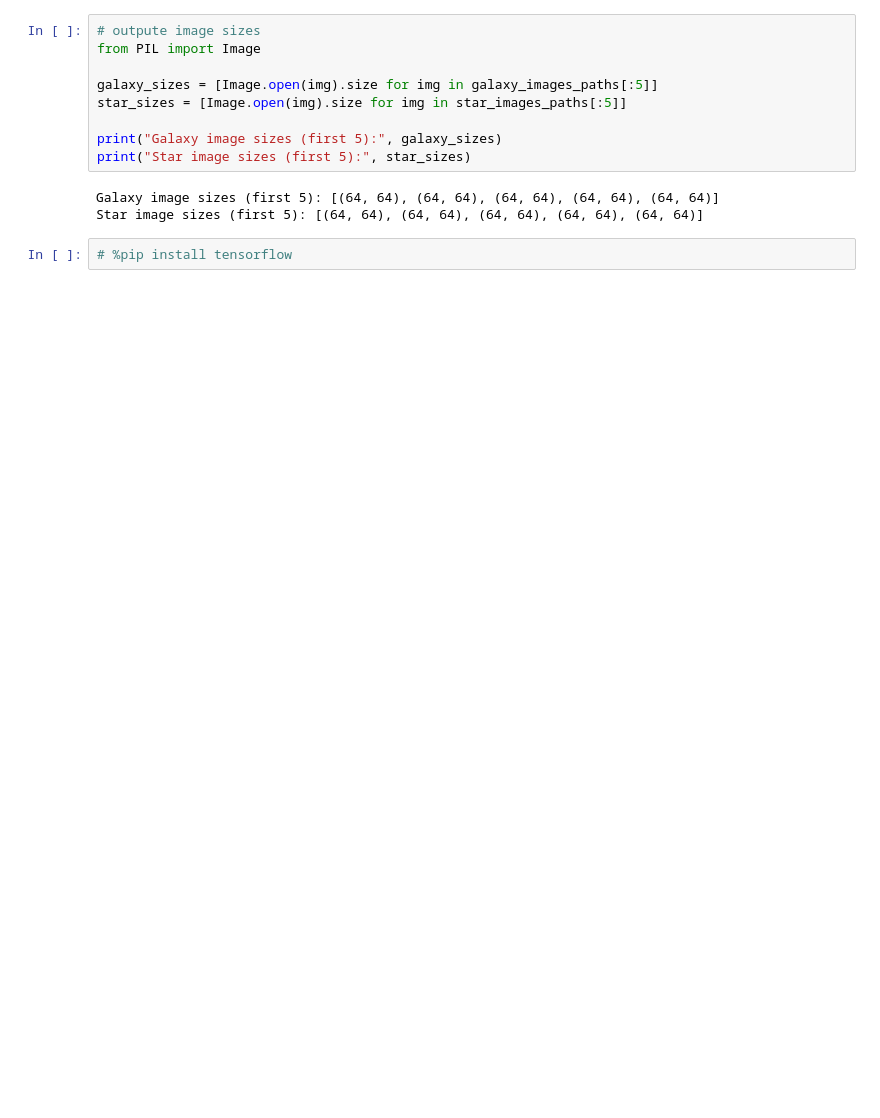
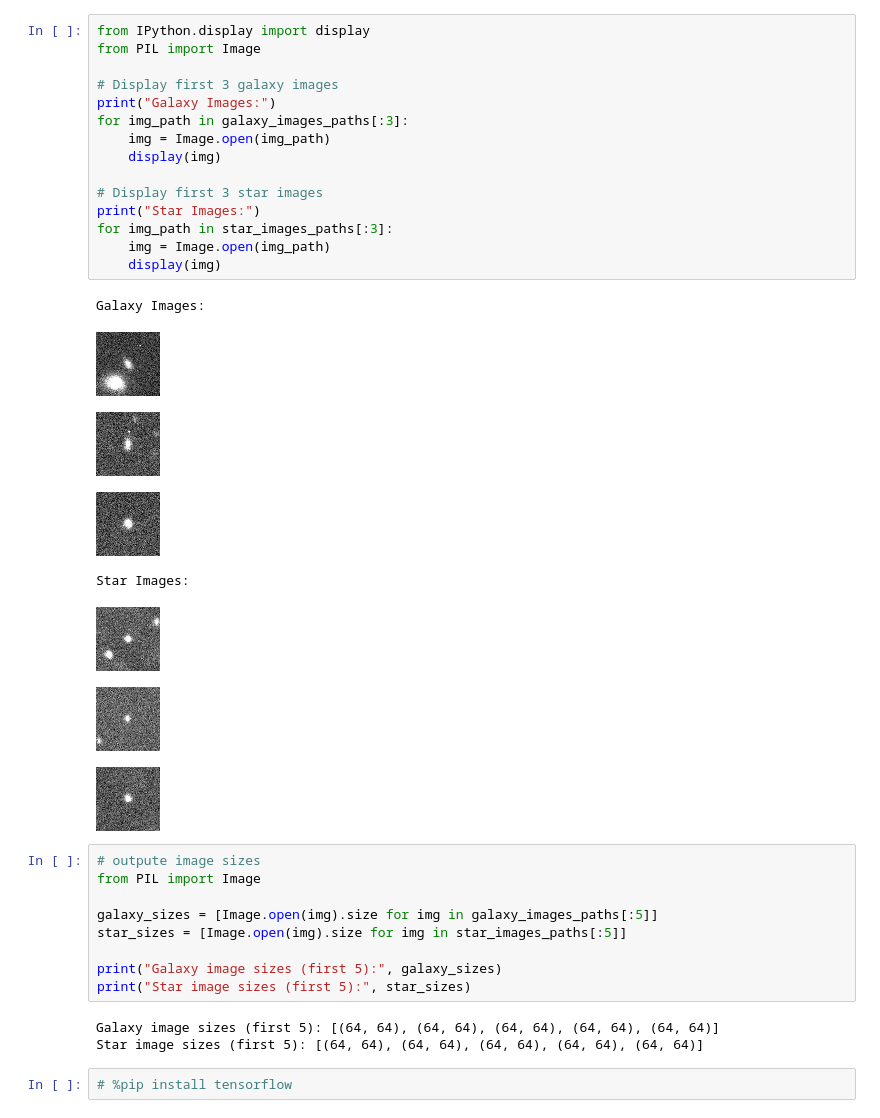
Before and after one commit to Tzepes/star-galaxy-classification, a Jupyter notebook: feature_extraction.ipynb, the cells around one changed output. Drawn from its saved outputs; the diff is of its cells as text; blank space fills up the shorter version.

Commit message:
added image processing code

```diff
--- a/feature_extraction.ipynb
+++ b/feature_extraction.ipynb
@@ -50,3 +52,27 @@ Number of star images: 3044
+# %%
+from IPython.display import display
+from PIL import Image
+
+# Display first 3 galaxy images
+print("Galaxy Images:")
+for img_path in galaxy_images_paths[:3]:
+    img = Image.open(img_path)
+    display(img)
+
+# Display first 3 star images
+print("Star Images:")
+for img_path in star_images_paths[:3]:
+    img = Image.open(img_path)
+    display(img)
+# %% [output]
+Galaxy Images:
+[figure, added]
+[figure, added]
+[figure, added]
+Star Images:
+[figure, added]
+[figure, added]
+[figure, added]
 # %%
 # outpute image sizes
 from PIL import Image
```
Also changed, not shown: parts of 8 cells of this notebook.
